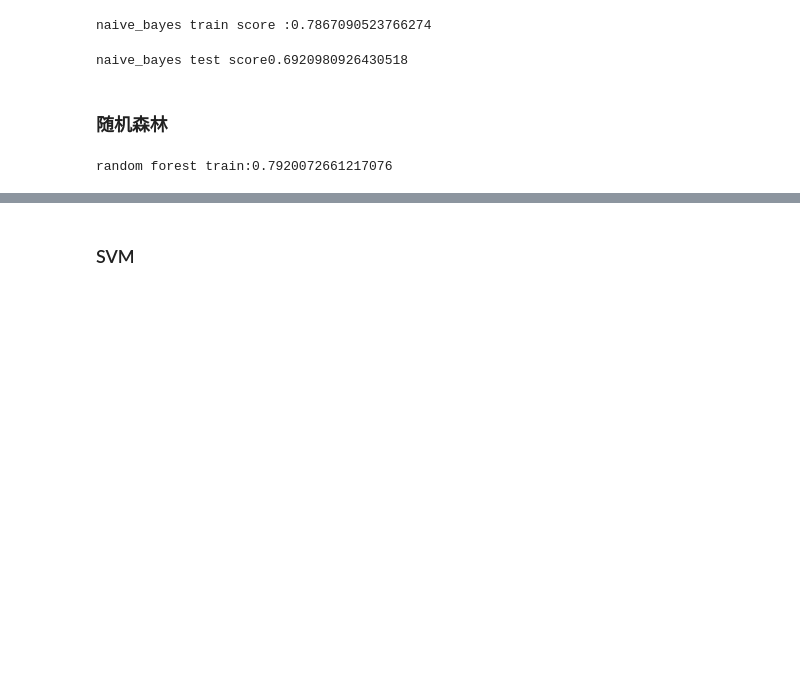
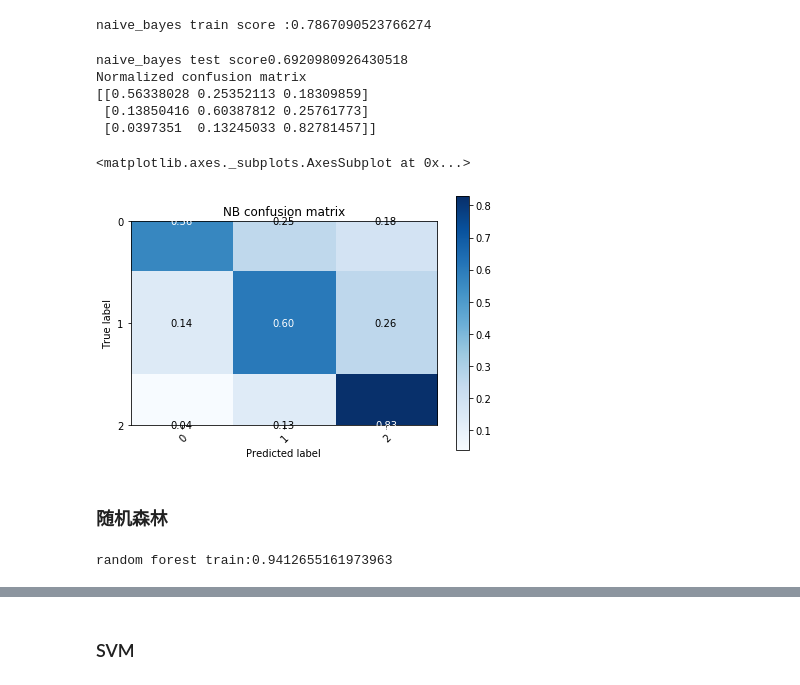
Before and after one commit to linuzb/emoAna, a Jupyter notebook: tra_emoAna/emoAna.ipynb, the cells around one changed output, grey strips where cells are left out. Saved outputs shown, nothing was run; the diff lists cells and outputs as text; code cells hidden in the pictures; blank space fills up the shorter version.

```diff
--- a/tra_emoAna/emoAna.ipynb
+++ b/tra_emoAna/emoAna.ipynb
@@ -181,19 +242,28 @@ print("naive_bayes train score :" + str(train_score))
 naive_bayes train score :0.7867090523766274
 # %%
 print("naive_bayes test score" + str(nb.score(X_test_vect, y_test)))
-# print(X_test_vect)
+y_pred  = nb.predict(X_test_vect)
+y_test = np.array(y_test)
 # print(y_test)
+plot_confusion_matrix(y_test, y_pred, classes=classes, normalize=True,
+                      title='NB confusion matrix')
 # %% [output]
 naive_bayes test score0.6920980926430518
+Normalized confusion matrix
+[[0.56338028 0.25352113 0.18309859]
+ [0.13850416 0.60387812 0.25761773]
+ [0.0397351  0.13245033 0.82781457]]
+<matplotlib.axes._subplots.AxesSubplot at 0x...>
+[figure, added]
 # %% [markdown]
 ### 随机森林
 # %%
 from sklearn.ensemble import RandomForestClassifier
-rfc = RandomForestClassifier(n_estimators=100, max_depth=20,random_state=0)
+rfc = RandomForestClassifier(n_estimators=50, max_depth=70,random_state=0)
 rfc.fit(X_train_vect, y_train)
 train_score = rfc.score(X_train_vect, y_train)
 print("random forest train:" + str(train_score))
 # %% [output]
-random forest train:0.7920072661217076
+random forest train:0.9412655161973963
 # %%
 print("random forest test score :" + str(rfc.score(X_test_vect, y_test)))
```
Also changed, not shown: parts of 5 cells of this notebook.
